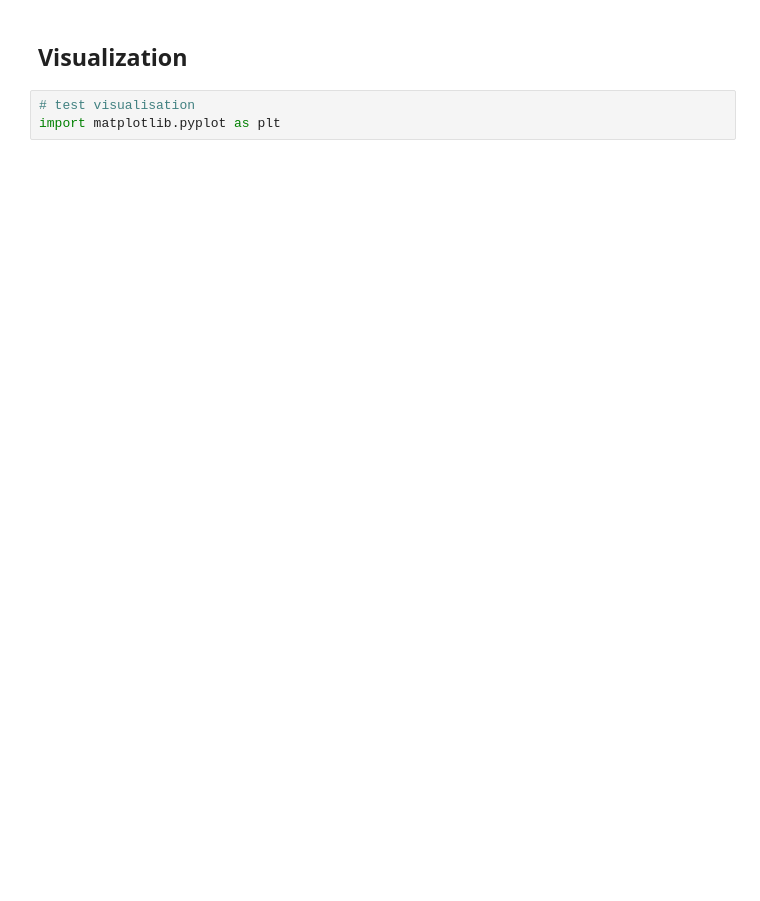
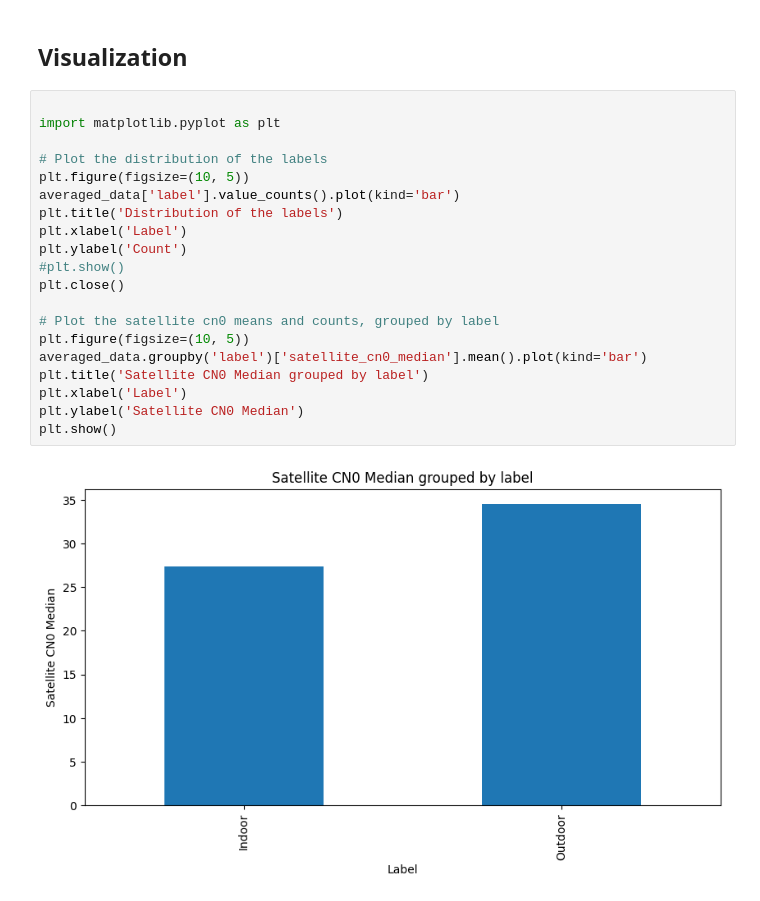
Before and after one commit to mtasd1/IODataProject, a Jupyter notebook: src/firsttry.ipynb, the cells around one changed output. Cells and saved outputs as stored; diff of their text form; blank space fills up the shorter version.

```diff
--- a/src/firsttry.ipynb
+++ b/src/firsttry.ipynb
@@ -149,5 +117,24 @@ averaged_data
 # %% [markdown]
 ## Visualization
-# %%
-# test visualisation
-import matplotlib.pyplot as plt
+# %%
+
+import matplotlib.pyplot as plt
+
+# Plot the distribution of the labels
+plt.figure(figsize=(10, 5))
+averaged_data['label'].value_counts().plot(kind='bar')
+plt.title('Distribution of the labels')
+plt.xlabel('Label')
+plt.ylabel('Count')
+#plt.show()
+plt.close()
+
+# Plot the satellite cn0 means and counts, grouped by label
+plt.figure(figsize=(10, 5))
+averaged_data.groupby('label')['satellite_cn0_median'].mean().plot(kind='bar')
+plt.title('Satellite CN0 Median grouped by label')
+plt.xlabel('Label')
+plt.ylabel('Satellite CN0 Median')
+plt.show()
+# %% [output]
+[figure, added]
```
Also changed, not shown: parts of 31 cells of this notebook, 1 other file.
